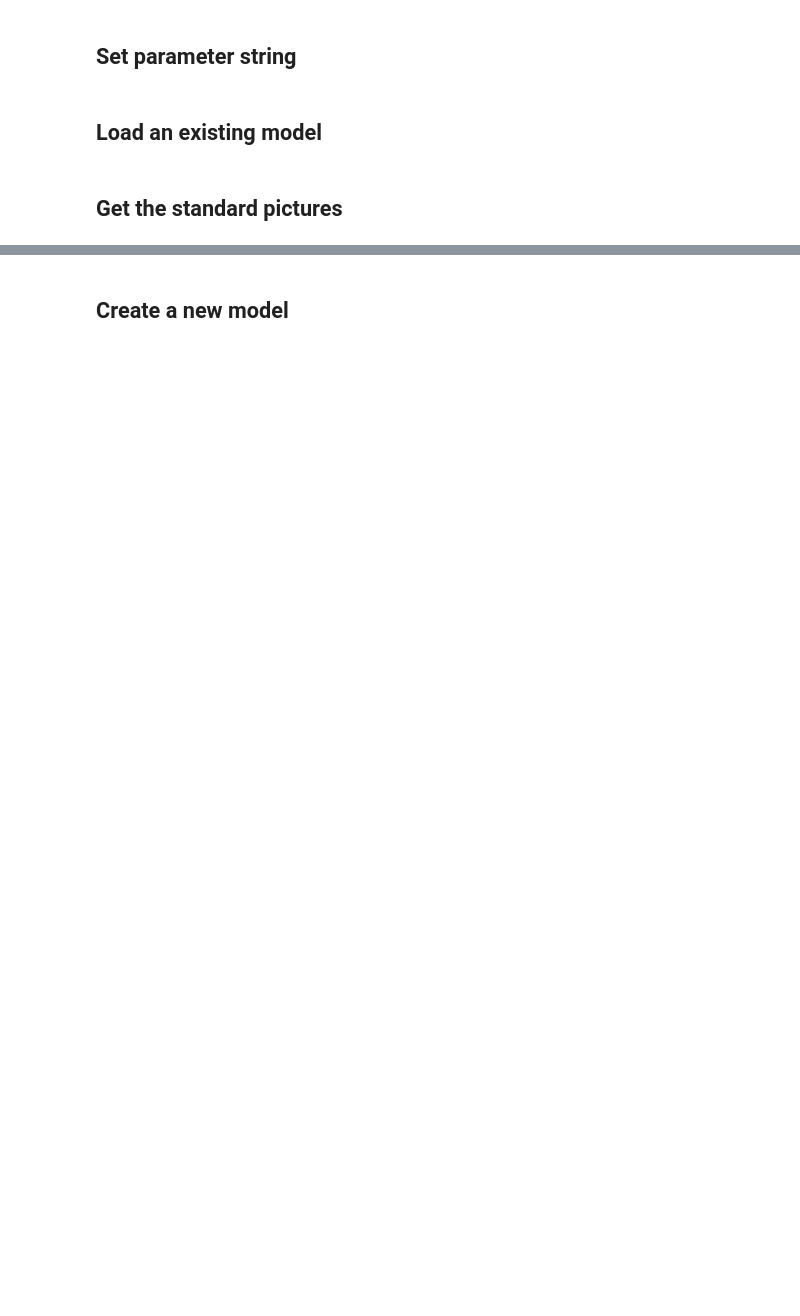
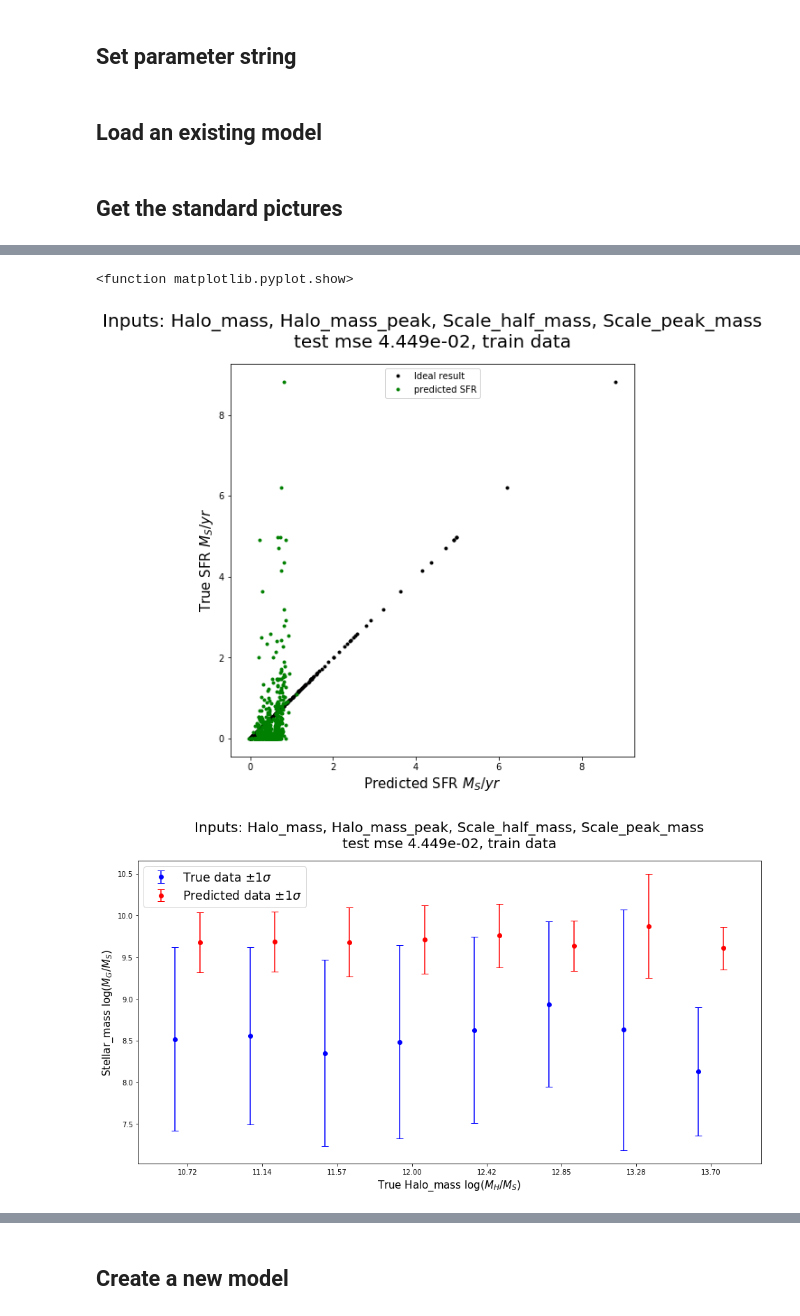
Before and after one commit to magnus-lindstrom/masters-project-galaxy-formation, a Jupyter notebook: code/backpropagation_code/bp_general_purpose_notebook.ipynb, the cells around one changed output, grey strips where cells are left out. Drawn from its saved outputs; the diff is of its cells as text; code cells hidden in the pictures; blank space fills up the shorter version.

```diff
--- a/code/backpropagation_code/bp_general_purpose_notebook.ipynb
+++ b/code/backpropagation_code/bp_general_purpose_notebook.ipynb
@@ -104,7 +103,7 @@ model, model_dict, description = model_management.LoadModel(search_dict, 1)
 # %% [markdown]
 ## Get the standard pictures
 # %%
-mode = 'test' # 'train', 'val, 'test'
+mode = 'train' # 'train', 'val, 'test'
 # %%
 norm_scores = model.evaluate(x=training_data_dict['input_test_dict'], y=training_data_dict['output_test_dict'],
                                                verbose=1)
@@ -120,6 +119,7 @@ fig4 = get_real_vs_pred_boxplot(model, training_data_dict, unit_dict, data_keys,
                                 binning_feat = 'Stellar_mass', title=title, data_type=mode)
 fig5 = get_scatter_comparison_plots(model, training_data_dict, unit_dict, x_axis_feature = 'Halo_mass',
                                     y_axis_feature = 'SFR', title=title, y_max = 10, y_min = None,
-                                    x_min = 5, x_max = None, data_type=mode)
+                                    x_min = None, x_max = None, data_type=mode)
 
 plt.show
+# %% [output]
@@ -125,0 +127,3 @@ plt.show
+<function matplotlib.pyplot.show>
+[figure, added]
+[figure, added]
```
Also changed, not shown: parts of 8 cells of this notebook, 11 other files.
